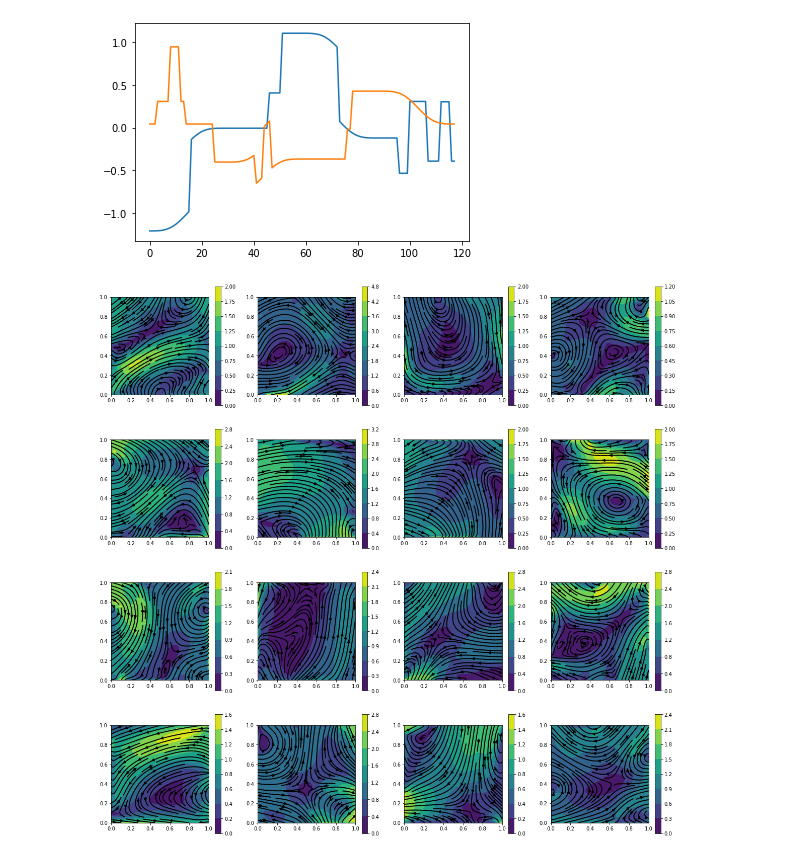
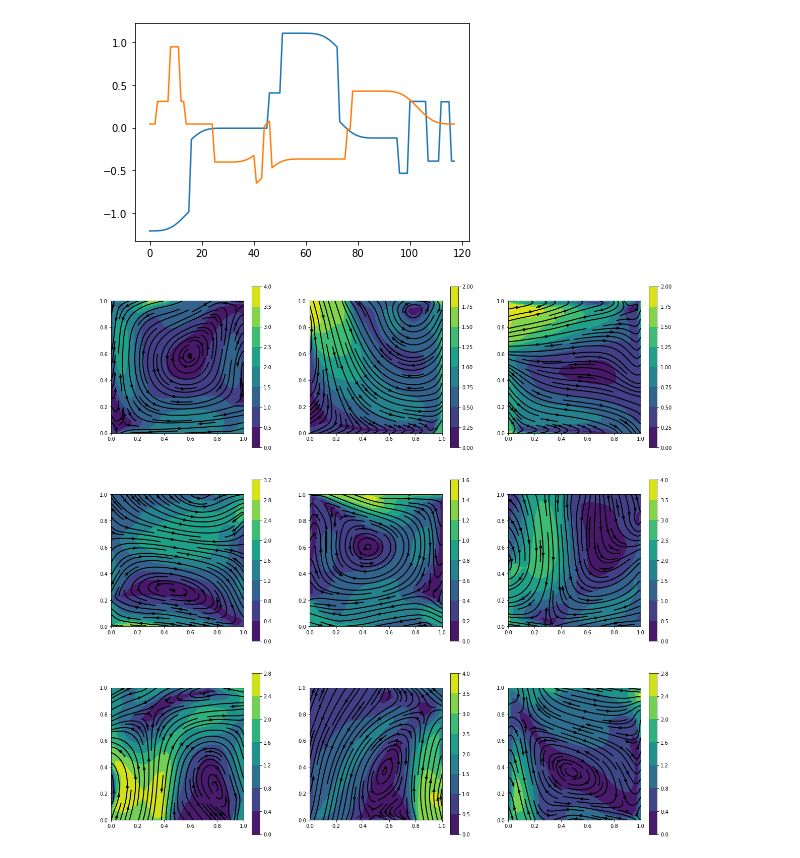
Before and after one commit to jh6220/SIMPLEsquare, a Jupyter notebook: Notebook.ipynb, the cells around one changed output. Saved outputs shown, nothing was run; the diff lists cells and outputs as text; code cells hidden in the pictures.

Commit message:
dataset for ML created

```diff
--- a/Notebook.ipynb
+++ b/Notebook.ipynb
@@ -31,0 +28,4 @@ dt_c = datetime.datetime.fromtimestamp(c_time)
+# %%
+u = np.load(r"DataDC/datasetDC_u_30_1_5.npy")
+v = np.load(r"DataDC/datasetDC_v_30_1_5.npy")
+p = np.load(r"DataDC/datasetDC_p_30_1_5.npy")
@@ -31,0 +36,11 @@ dt_c = datetime.datetime.fromtimestamp(c_time)
+# %%
+# p_slice = p[1:4]
+# p_hist=p_slice.reshape(p_slice.shape[0],p_slice.shape[1]*p_slice.shape[2])
+
+# plt.hist(np.transpose(p_hist))
+u_n = (u[:,:,1:]+u[:,:,:-1])/2
+plt.pcolormesh(prob.X_n,prob.Y_n,u_n[2])
+plt.colorbar()
+plt.show()
+
+plt.plot(np.concatenate([u_n[2,0,:],u_n[2,:,-1]]))
@@ -31,0 +51,3 @@ dt_c = datetime.datetime.fromtimestamp(c_time)
+# %%
+p_slice = p[:2]
+p_slice.reshape(p_slice.shape[0],p_slice.shape[1]*p_slice.shape[2])
@@ -88,14 +120,15 @@ rho = 1
 mu = 0.01
 nx = ny = n
 dt = 0.1
-alpha_uv = 0.05
-alpha_p = 0.02
+alpha_uv = 0.8
+alpha_p = 0.4
 CDS = True
 order = 1
 
 i = 0
-BCu_slice = BCu[i]
-BCv_slice = BCv[i]
+BCu_slice = np.zeros((4,n+2))
+BCv_slice = np.zeros((4,n+2))
+BCu_slice[2,:] = 1
 
 x = sf.get1Dgrid(n+1,order)
 y = x
@@ -134,31 +167,31 @@ plt.plot(v)
 # %%
 def SubplotFlow(a,b,u,v,prob):
     n = min(a*b,u.shape[0])
     plt.figure(figsize=(20,20))
     for i in tqdm(range(n)):
         X_n,Y_n = np.meshgrid(prob.xc_u,prob.yc_v)
         u_n = (u[i,:,:-1]+u[i,:,1:])/2
         v_n = (v[i,:-1,:]+v[i,1:,:])/2
         u_n = np.transpose(u_n)
         v_n = np.transpose(v_n)
         X,Y = np.meshgrid(np.linspace(0,1,u_n.shape[0]*2),np.linspace(0,1,u_n.shape[1]*2))
         points_n = np.concatenate([X_n.reshape(X_n.size,1),Y_n.reshape(Y_n.size,1)],axis=1)
         values_n = np.concatenate([u_n.reshape(u_n.size,1),v_n.reshape(v_n.size,1)],axis=1)
         interp = LinearNDInterpolator(points_n, values_n)
         values_i = interp(X,Y)
         u_c = values_i[:,:,0]
         v_c = values_i[:,:,1]
         ax = plt.subplot(a,b,i+1)
         ax.set_ylim([0,1])
         ax.set_xlim([0,1])
         c = ax.contourf(X,Y,np.sqrt(u_c**2+v_c**2))
         plt.colorbar(c)
         ax.streamplot(X,Y,u_c,v_c,color="k",linewidth=2,density=1)
         plt.gca().set_aspect('equal', adjustable='box')
 
     plt.show()
 
 prob = sf.GetProblem(30,1)
-SubplotFlow(4,4,u[:],v[:],prob)
+SubplotFlow(3,3,u[:],v[:],prob)
 # %% [output]
-[figure, old version]
+[figure, new version]
```
Also changed, not shown: parts of 9 cells of this notebook, 45 other files.
